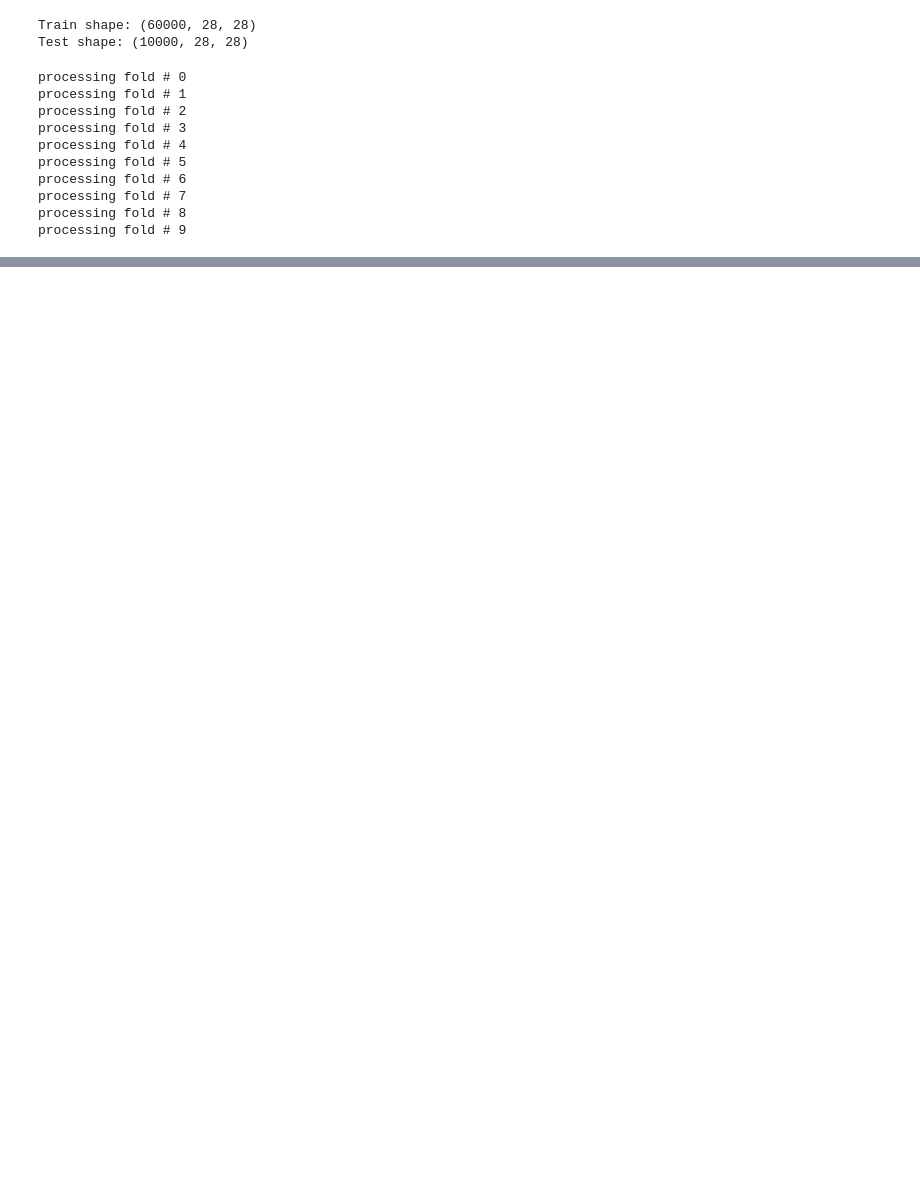
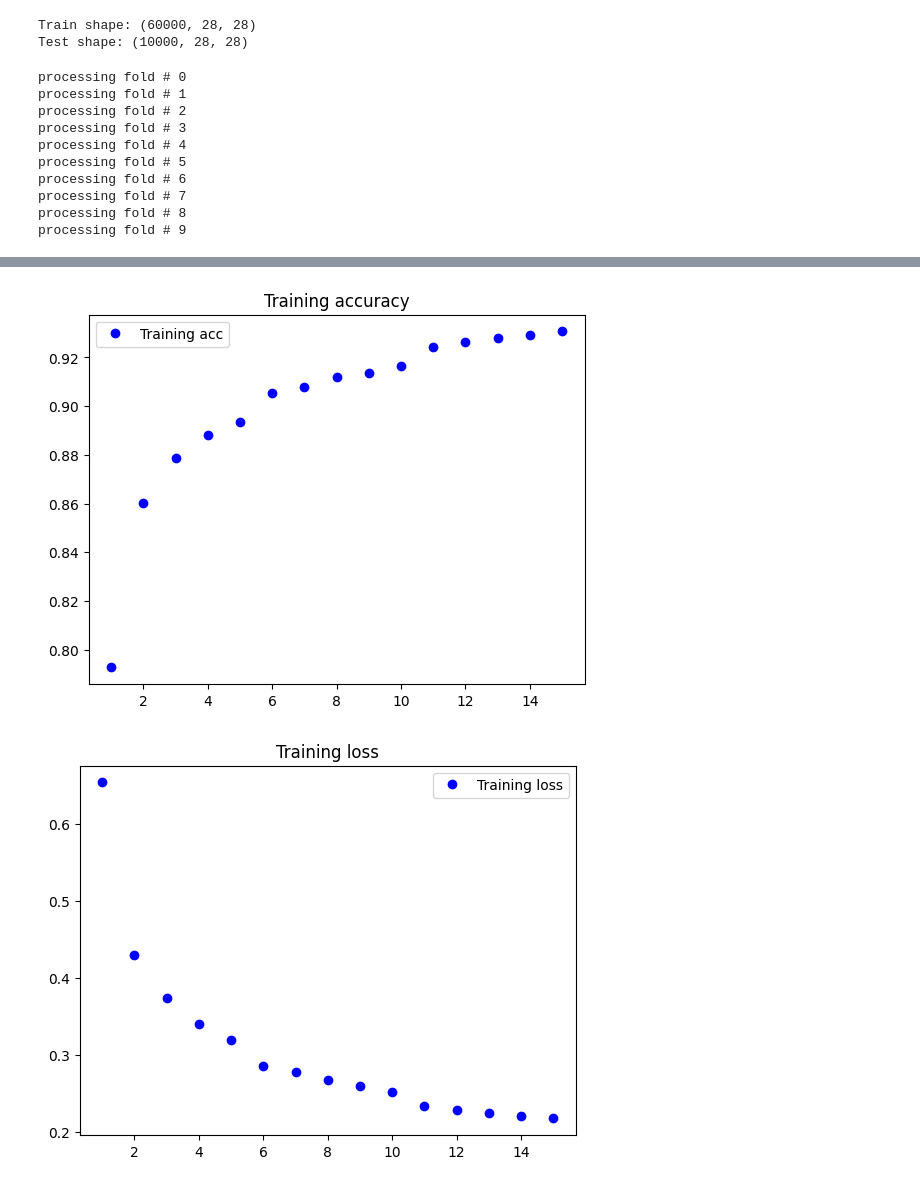
Before and after one commit to FunnyPocketBook/infocv, a Jupyter notebook: ass4/main.ipynb, the cells around one changed output, grey strips where cells are left out. Cells and saved outputs as stored; diff of their text form; code cells hidden in the pictures; blank space fills up the shorter version.

```diff
--- a/ass4/main.ipynb
+++ b/ass4/main.ipynb
@@ -251,0 +280,32 @@ plot_loss_and_accuracy(history)
+# %%
+#L1 Regularization: Penalize weight values
+#L1 prevents overfitting by slowly melting large weight values
+def create_model_variant2():
+    model = tf.keras.models.Sequential([
+        tf.keras.layers.Conv2D(32, (3, 3), activation='relu', input_shape=(28, 28, 1), kernel_regularizer='l1'),
+        tf.keras.layers.MaxPooling2D((2, 2)),
+        tf.keras.layers.Conv2D(64, (3, 3), activation='relu'),
+        tf.keras.layers.MaxPooling2D((2, 2)),
+        tf.keras.layers.Conv2D(64, (3, 3), activation='relu'),
+        tf.keras.layers.Flatten(),
+        tf.keras.layers.Dense(64, activation='relu'),
+        tf.keras.layers.Dense(10, activation='softmax')
+    ])
+    return model
+
+model = create_model_variant2()
+
+model, history = train_model(train_images, train_labels, model)
+
+# Evaluate the model
+test_loss, test_acc = model.evaluate(test_images, test_labels, verbose=1)
+
+print(f"Test accuracy: {test_acc}")
+print(f"Test loss: {test_loss}")
+
+plot_loss_and_accuracy(history)
+
+#Result: L1 variant is slightly worse than baseline on the test data and trains worse.
+# More epochs are required to get full value.
+#Conclussion: loss: 0.2573 - accuracy: 0.9191 Baseline - loss: 0.2925 - accuracy: 0.9040 Variant2
+# %% [output]
@@ -251,0 +329,2 @@ plot_loss_and_accuracy(history)
+[figure, added]
+[figure, added]
```
Also changed, not shown: parts of 10 cells of this notebook.
